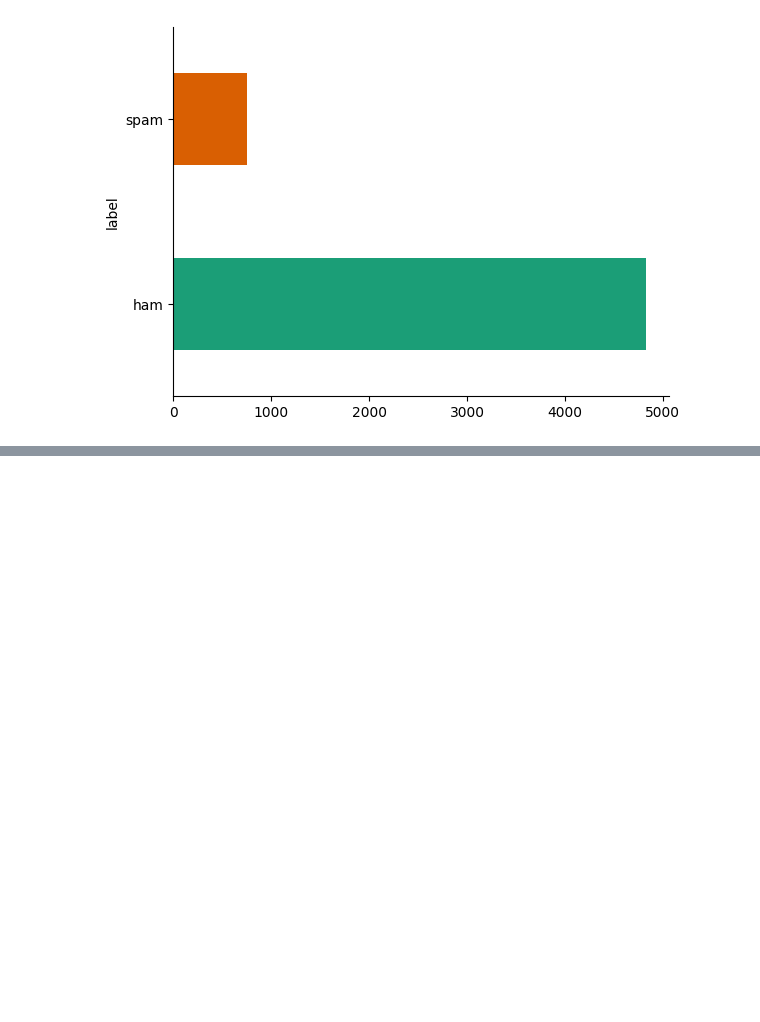
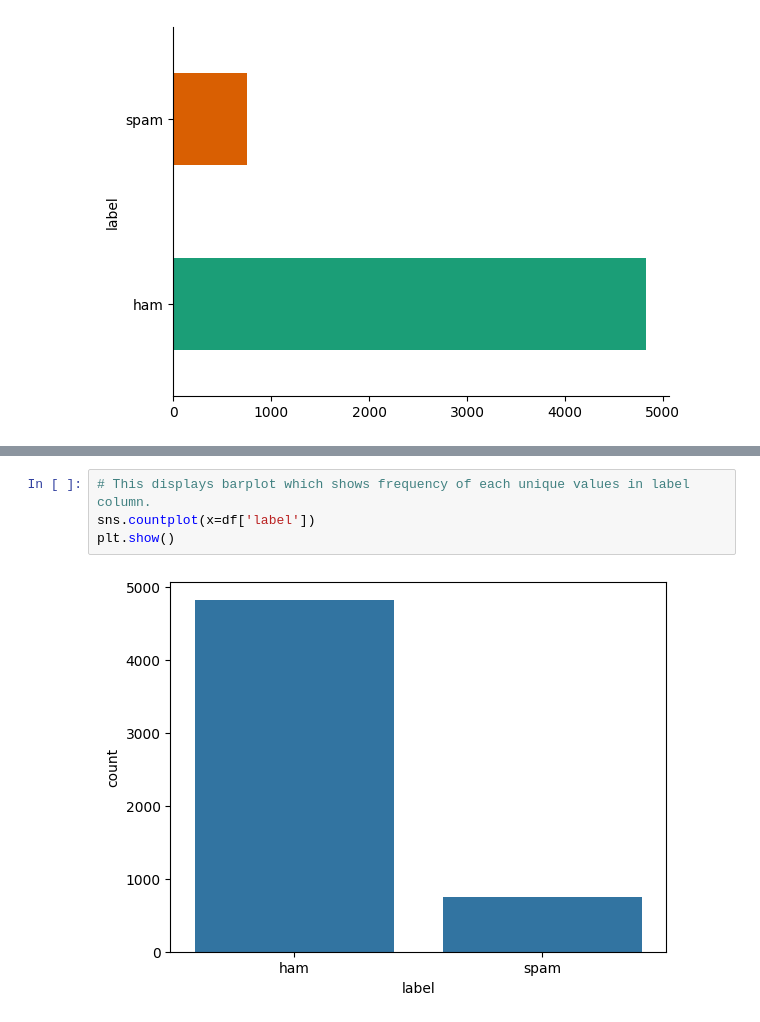
Before and after one commit to sushanthreddy29/SMS_Spam_Detection, a Jupyter notebook: SMS_Spam_Detection.ipynb, the cells around one changed output, grey strips where cells are left out. Saved outputs shown, nothing was run; the diff lists cells and outputs as text; blank space fills up the shorter version.

```diff
--- a/SMS_Spam_Detection.ipynb
+++ b/SMS_Spam_Detection.ipynb
@@ -44,0 +57,6 @@ plt.gca().spines[['top', 'right',]].set_visible(False)
+# %%
+# This displays barplot which shows frequency of each unique values in label column.
+sns.countplot(x=df['label'])
+plt.show()
+# %% [output]
+[figure, added]
```
Also changed, not shown: parts of 4 cells of this notebook.
